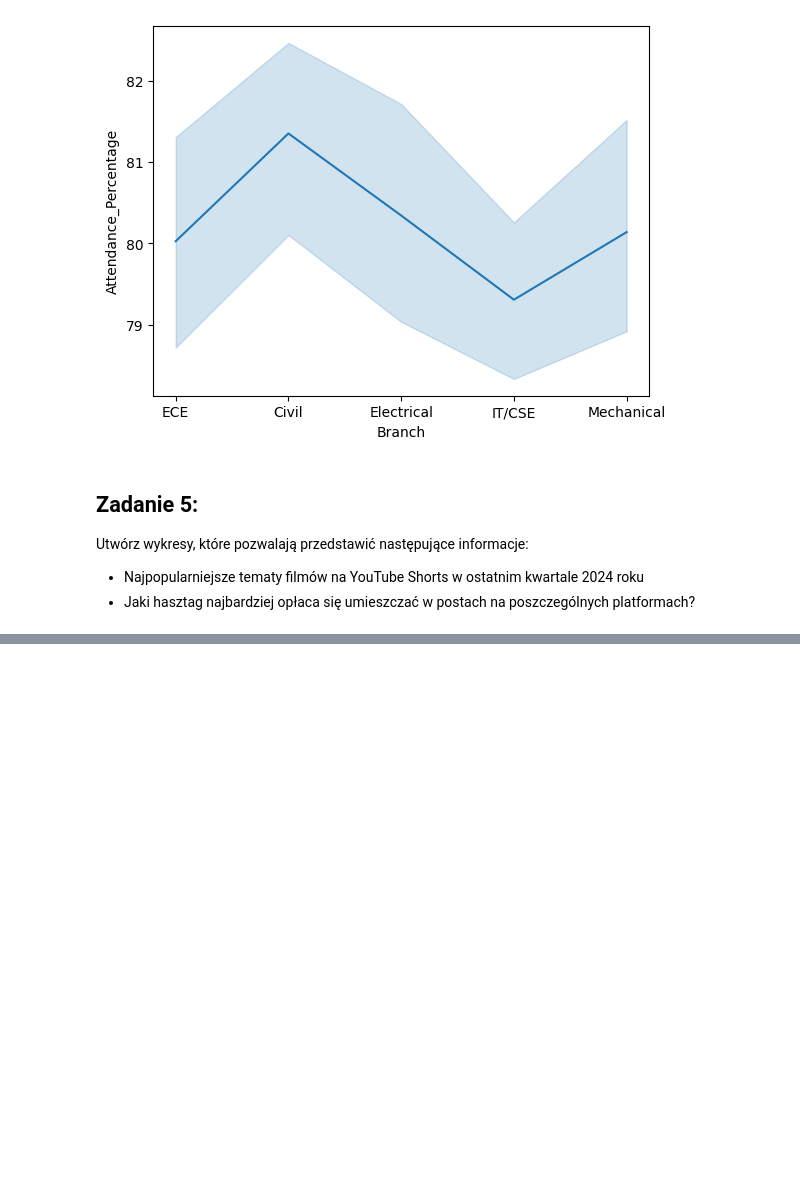
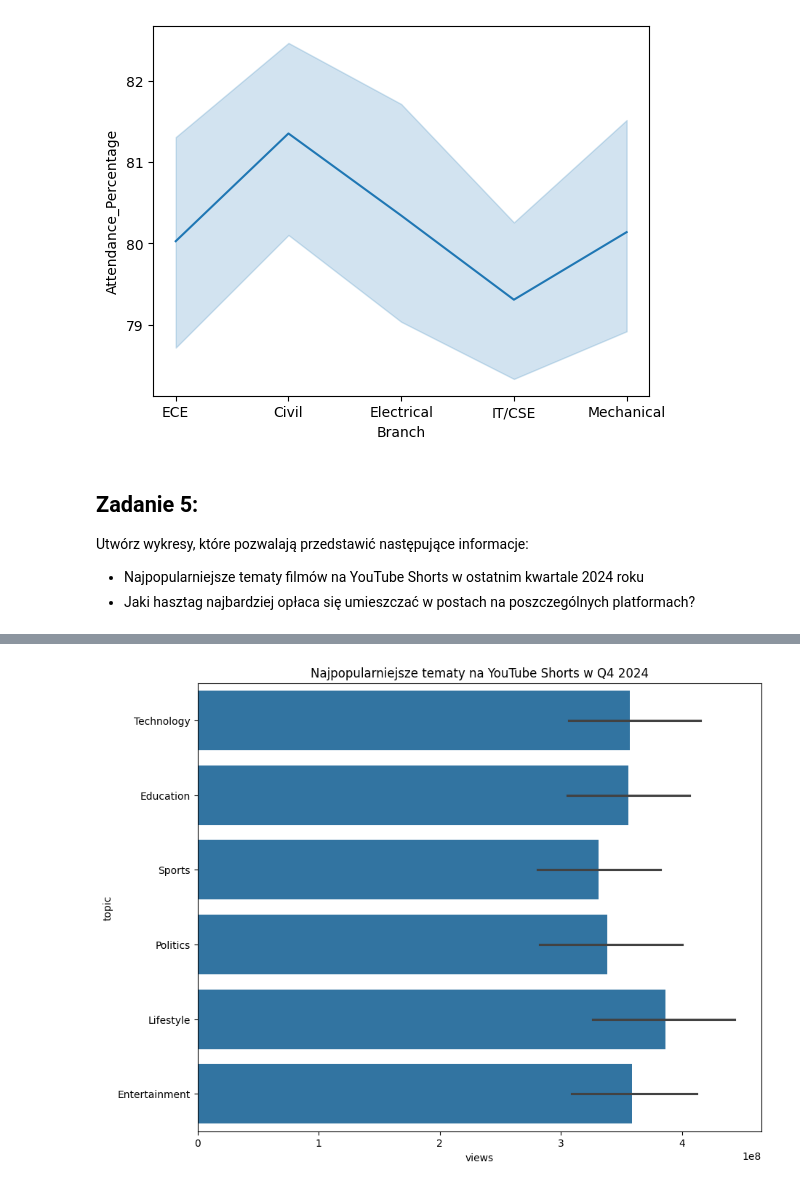
Before and after one commit to Zajecia-na-PWr-LR/lista-1-altMIchal, a Jupyter notebook: UczenieMaszynowe_25_26_Lista1.ipynb, the cells around one changed output, grey strips where cells are left out. Cells and saved outputs as stored; diff of their text form; code cells hidden in the pictures; blank space fills up the shorter version.

```diff
--- a/UczenieMaszynowe_25_26_Lista1.ipynb
+++ b/UczenieMaszynowe_25_26_Lista1.ipynb
@@ -183,0 +174,19 @@ df.head()
+# %%
+df = pd.read_csv('social_media_viral_content_dataset.csv')
+df.head()
+
+yt_df = df[df['platform'] == 'YouTube Shorts']
+yt_df.head()
+
+plt.figure(figsize=(10, 8))
+sns.barplot(
+    data=yt_df,
+    x='views',
+    y='topic',
+    estimator=sum,
+)
+
+plt.title('Najpopularniejsze tematy na YouTube Shorts w Q4 2024')
+plt.show()
+# %% [output]
+[figure, added]
```
Also changed, not shown: parts of 2 cells of this notebook.
